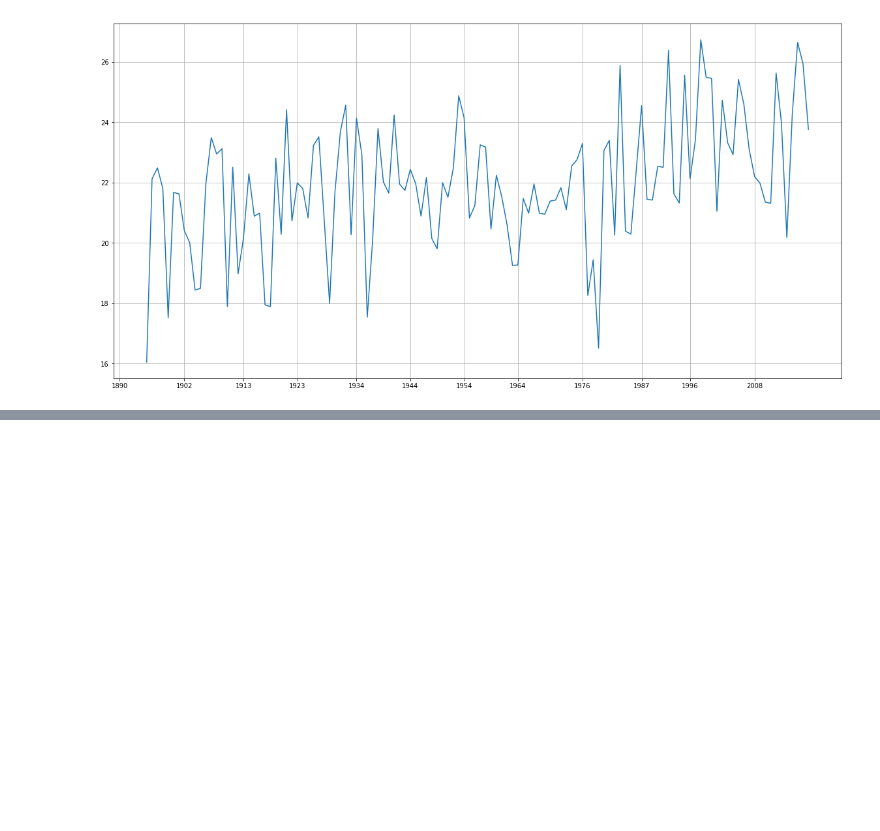
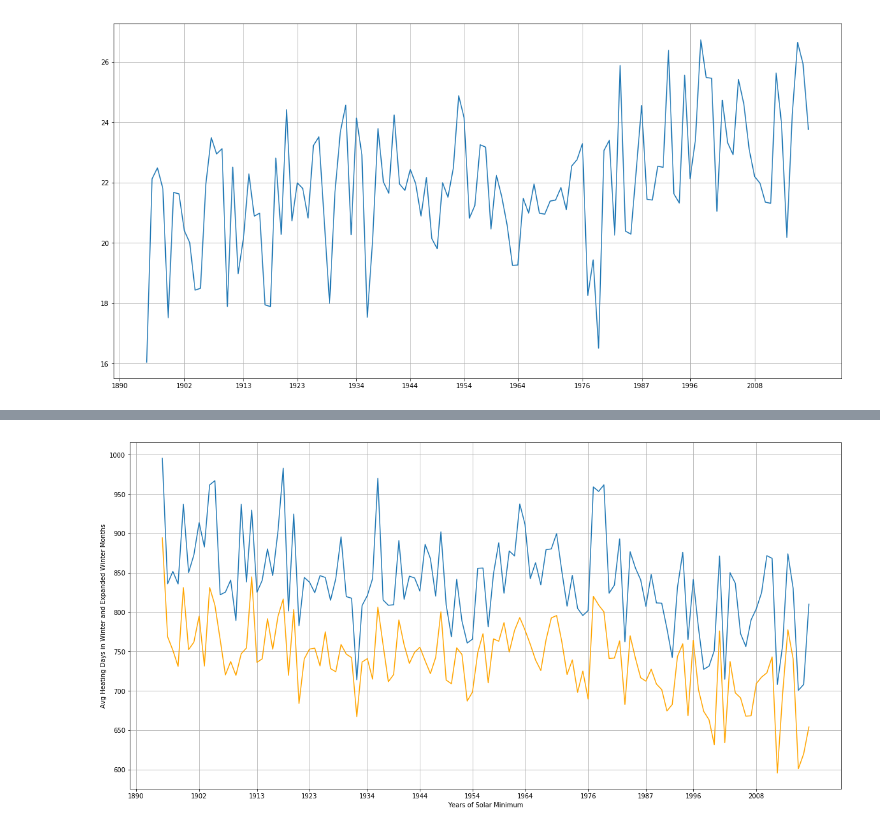
Before and after one commit to A-Grabish/solis-projectum, a Jupyter notebook: working/sunspots.ipynb, the cells around one changed output, grey strips where cells are left out. Saved outputs shown, nothing was run; the diff lists cells and outputs as text; code cells hidden in the pictures; blank space fills up the shorter version.

```diff
--- a/working/sunspots.ipynb
+++ b/working/sunspots.ipynb
@@ -296,0 +455,24 @@ ax2.plot(rolling_min, color = color)
+# %%
+#loop through data and create list of modified years so dec, jan, and feb of one winter can be grouped together
+
+h_exp_year = []
+for index, row in heating_expanded_winter_df.iterrows():
+    if row["level_1"] == "Jan":
+        h_exp_year.append(row["Year"])
+
+    elif row["level_1"]  == "Feb":
+        h_exp_year.append(row["Year"])
+
+    elif row["level_1"]  == "March":
+        h_exp_year.append(row["Year"])
+
+    elif row["level_1"]  == "Nov":
+        h_exp_year.append(row["Year"] + 1)
+
+    elif row["level_1"]  == "Dec":
+        h_exp_year.append(row["Year"] + 1)
+
+#create new column with modified years for grouping
+heating_expanded_winter_df["Modified_Year"] = h_exp_year
+
+heating_expanded_winter_df.head(10)
@@ -296,0 +491,13 @@ ax2.plot(rolling_min, color = color)
+# %%
+#get avg temp for each winter and expanded winter and graph
+heating_avg = heating_winter_df.groupby(["Modified_Year"]).mean()[0]
+heating_expanded_avg = heating_expanded_winter_df.groupby(["Modified_Year"]).mean()[0]
+
+plt.plot(heating_avg)
+plt.plot(heating_expanded_avg, color = "orange")
+plt.ylabel('Avg Heating Days in Winter and Expanded Winter Months')
+plt.xlabel("Years of Solar Minimum")
+plt.xticks(solar_min)
+plt.grid()
+# %% [output]
+[figure, added]
```
Also changed, not shown: parts of 16 cells of this notebook, 2 other files.
